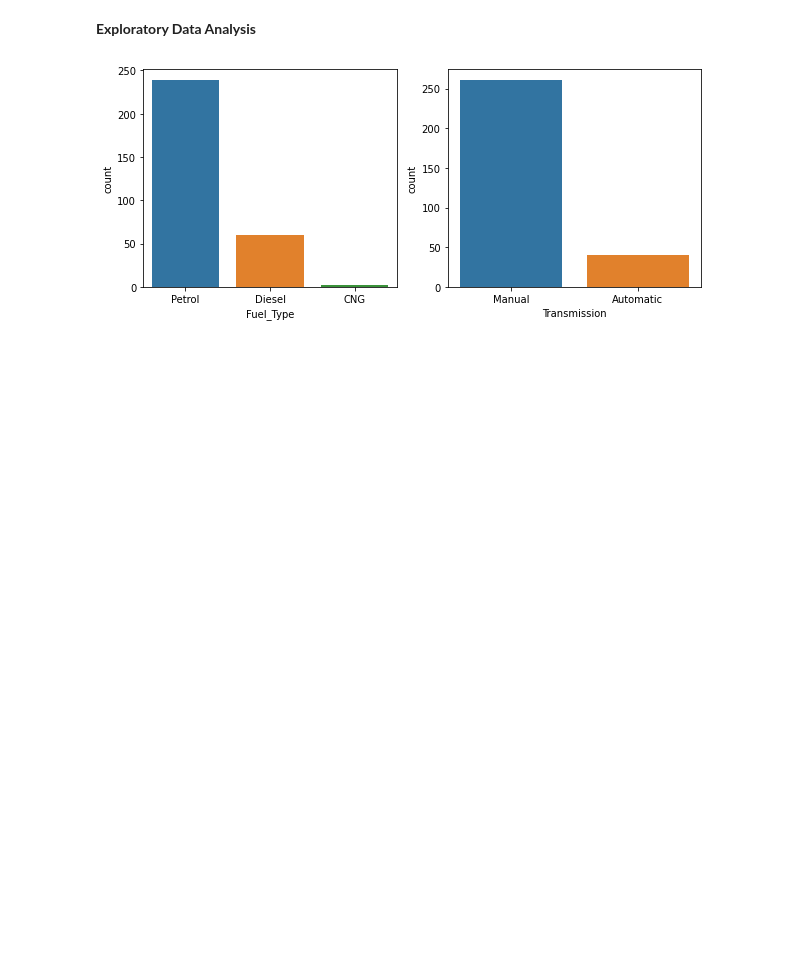
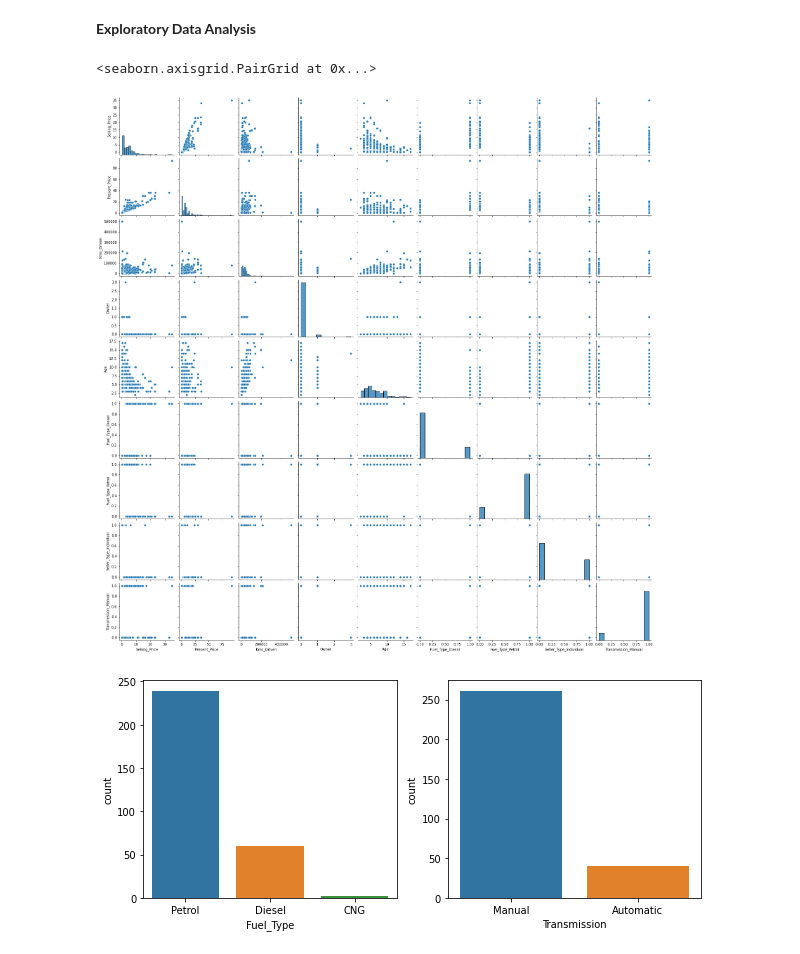
Before and after one commit to nmshafie1993/car_price_prediction, a Jupyter notebook: Car_Price_Prediction.ipynb, the cells around one changed output. Drawn from its saved outputs; the diff is of its cells as text; code cells hidden in the pictures; blank space fills up the shorter version.

```diff
--- a/Car_Price_Prediction.ipynb
+++ b/Car_Price_Prediction.ipynb
@@ -95,6 +96,11 @@ Index(['Car_Name', 'Selling_Price', 'Present_Price', 'Kms_Driven', 'Fuel_Type',
       dtype='object')
 # %% [markdown]
 **Exploratory Data Analysis**
+# %%
+sns.pairplot(df)
+# %% [output]
+<seaborn.axisgrid.PairGrid at 0x...>
+[figure, added]
 # %%
 #categorical columns
 columns = ['Fuel_Type','Seller_Type','Transmission','Owner']
```
Also changed, not shown: parts of 16 cells of this notebook.
